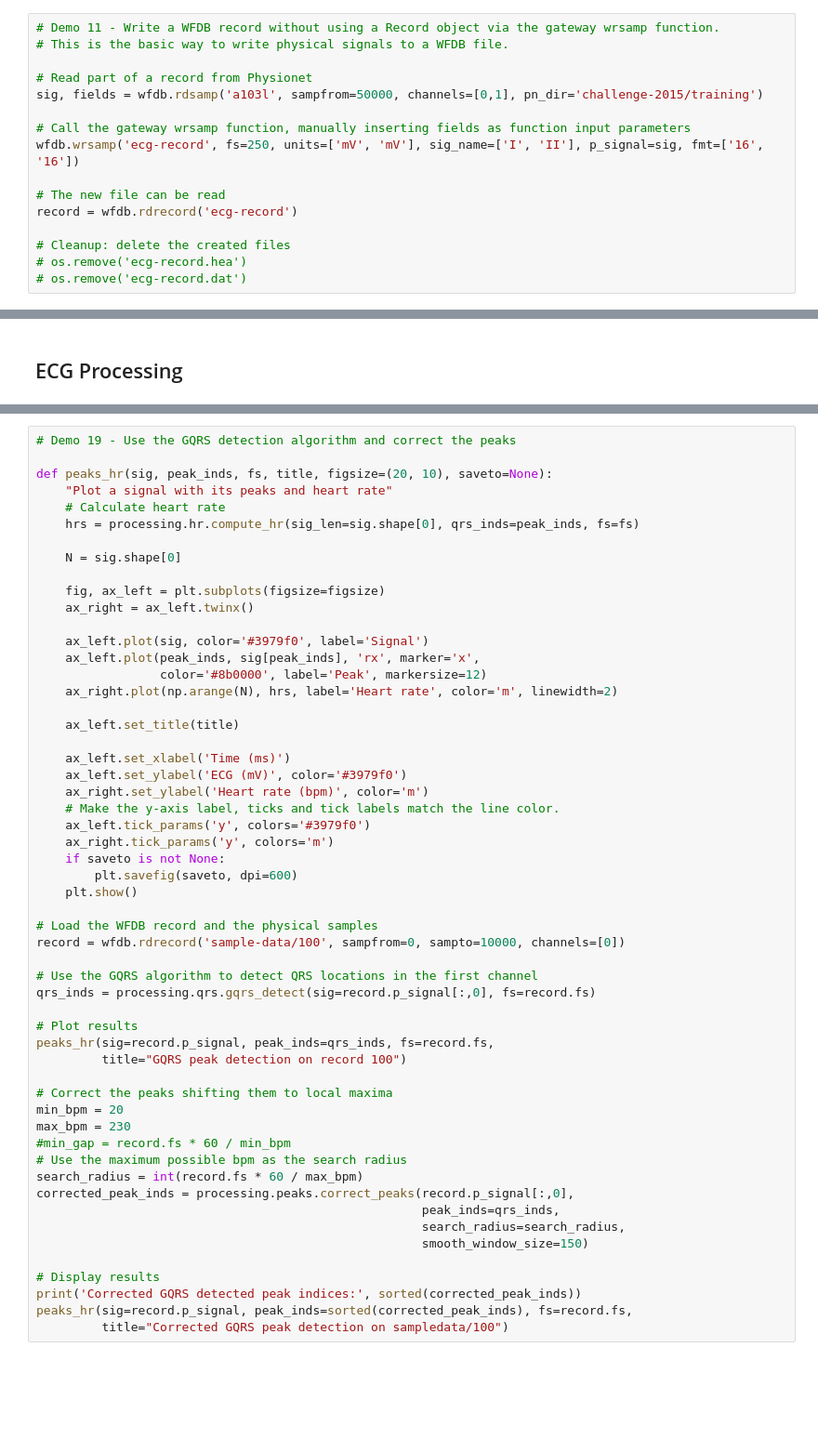
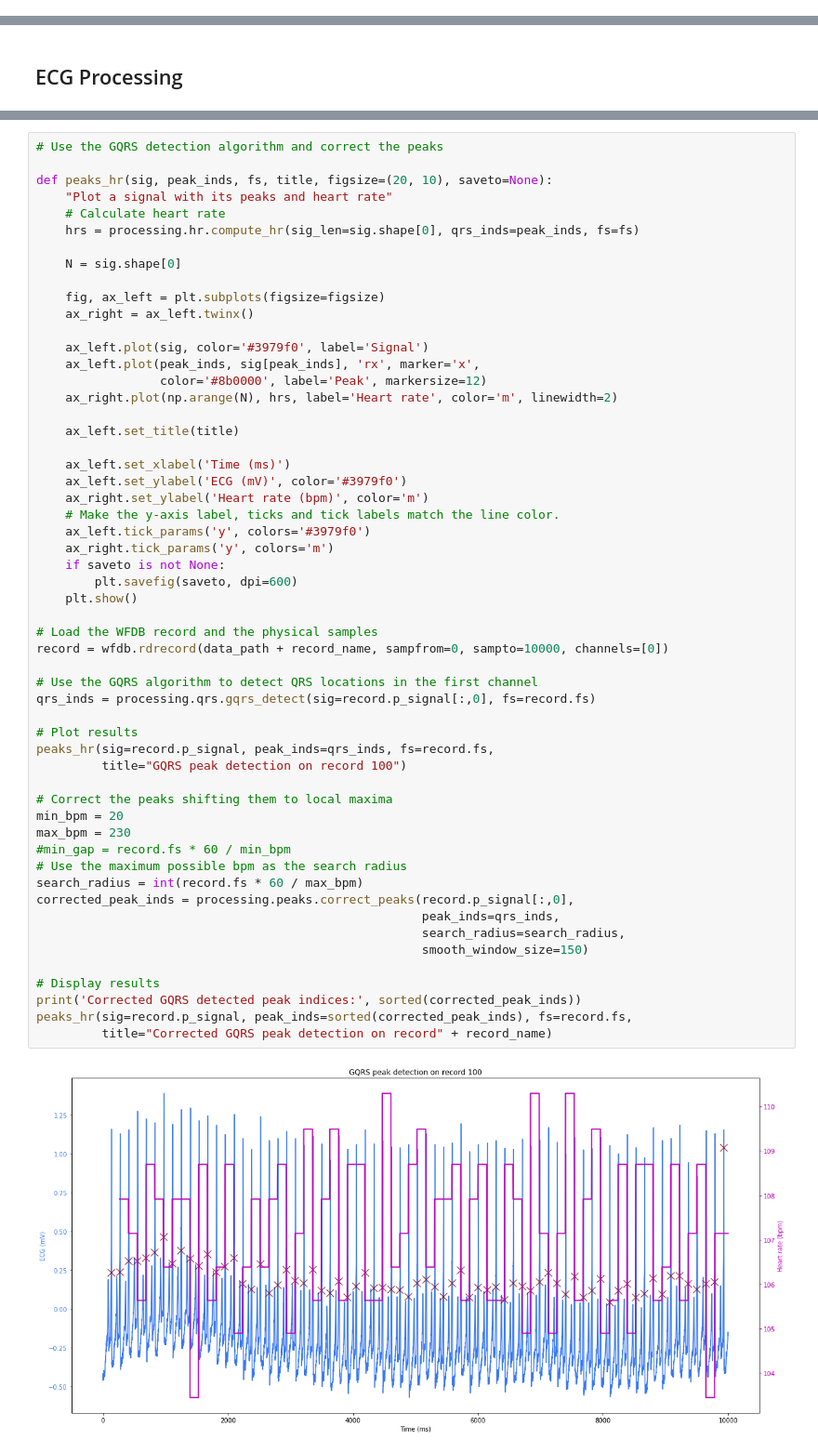
Before and after one commit to kalifadan/Final_project_cs236781, a Jupyter notebook: src/Input.ipynb, the cells around one changed output, grey strips where cells are left out. Shown at 93% size. Drawn from its saved outputs; the diff is of its cells as text; blank space fills up the shorter version.

Commit message:
fixing input file

```diff
--- a/src/Input.ipynb
+++ b/src/Input.ipynb
@@ -148,16 +79,0 @@ record_x = wfdb.rdrecord('100x')
-# %%
-# Demo 11 - Write a WFDB record without using a Record object via the gateway wrsamp function.
-# This is the basic way to write physical signals to a WFDB file.
-
-# Read part of a record from Physionet
-sig, fields = wfdb.rdsamp('a103l', sampfrom=50000, channels=[0,1], pn_dir='challenge-2015/training')
-
-# Call the gateway wrsamp function, manually inserting fields as function input parameters
-wfdb.wrsamp('ecg-record', fs=250, units=['mV', 'mV'], sig_name=['I', 'II'], p_signal=sig, fmt=['16', '16'])
-
-# The new file can be read
-record = wfdb.rdrecord('ecg-record')
-
-# Cleanup: delete the created files
-# os.remove('ecg-record.hea')
-# os.remove('ecg-record.dat')
@@ -281,5 +82,5 @@ from wfdb import processing
 # %%
-# Demo 19 - Use the GQRS detection algorithm and correct the peaks
+# Use the GQRS detection algorithm and correct the peaks
 
 def peaks_hr(sig, peak_inds, fs, title, figsize=(20, 10), saveto=None):
     "Plot a signal with its peaks and heart rate"
@@ -304,32 +105,34 @@ def peaks_hr(sig, peak_inds, fs, title, figsize=(20, 10), saveto=None):
     # Make the y-axis label, ticks and tick labels match the line color.
     ax_left.tick_params('y', colors='#3979f0')
     ax_right.tick_params('y', colors='m')
     if saveto is not None:
         plt.savefig(saveto, dpi=600)
     plt.show()
 
 # Load the WFDB record and the physical samples
-record = wfdb.rdrecord('sample-data/100', sampfrom=0, sampto=10000, channels=[0])
+record = wfdb.rdrecord(data_path + record_name, sampfrom=0, sampto=10000, channels=[0])
 
 # Use the GQRS algorithm to detect QRS locations in the first channel
 qrs_inds = processing.qrs.gqrs_detect(sig=record.p_signal[:,0], fs=record.fs)
 
 # Plot results
 peaks_hr(sig=record.p_signal, peak_inds=qrs_inds, fs=record.fs,
          title="GQRS peak detection on record 100")
 
 # Correct the peaks shifting them to local maxima
 min_bpm = 20
 max_bpm = 230
 #min_gap = record.fs * 60 / min_bpm
 # Use the maximum possible bpm as the search radius
 search_radius = int(record.fs * 60 / max_bpm)
 corrected_peak_inds = processing.peaks.correct_peaks(record.p_signal[:,0],
                                                      peak_inds=qrs_inds,
                                                      search_radius=search_radius,
                                                      smooth_window_size=150)
 
 # Display results
 print('Corrected GQRS detected peak indices:', sorted(corrected_peak_inds))
 peaks_hr(sig=record.p_signal, peak_inds=sorted(corrected_peak_inds), fs=record.fs,
-         title="Corrected GQRS peak detection on sampledata/100")
+         title="Corrected GQRS peak detection on record" + record_name)
+# %% [output]
+[figure, added]
```
Also changed, not shown: parts of 34 cells of this notebook.
